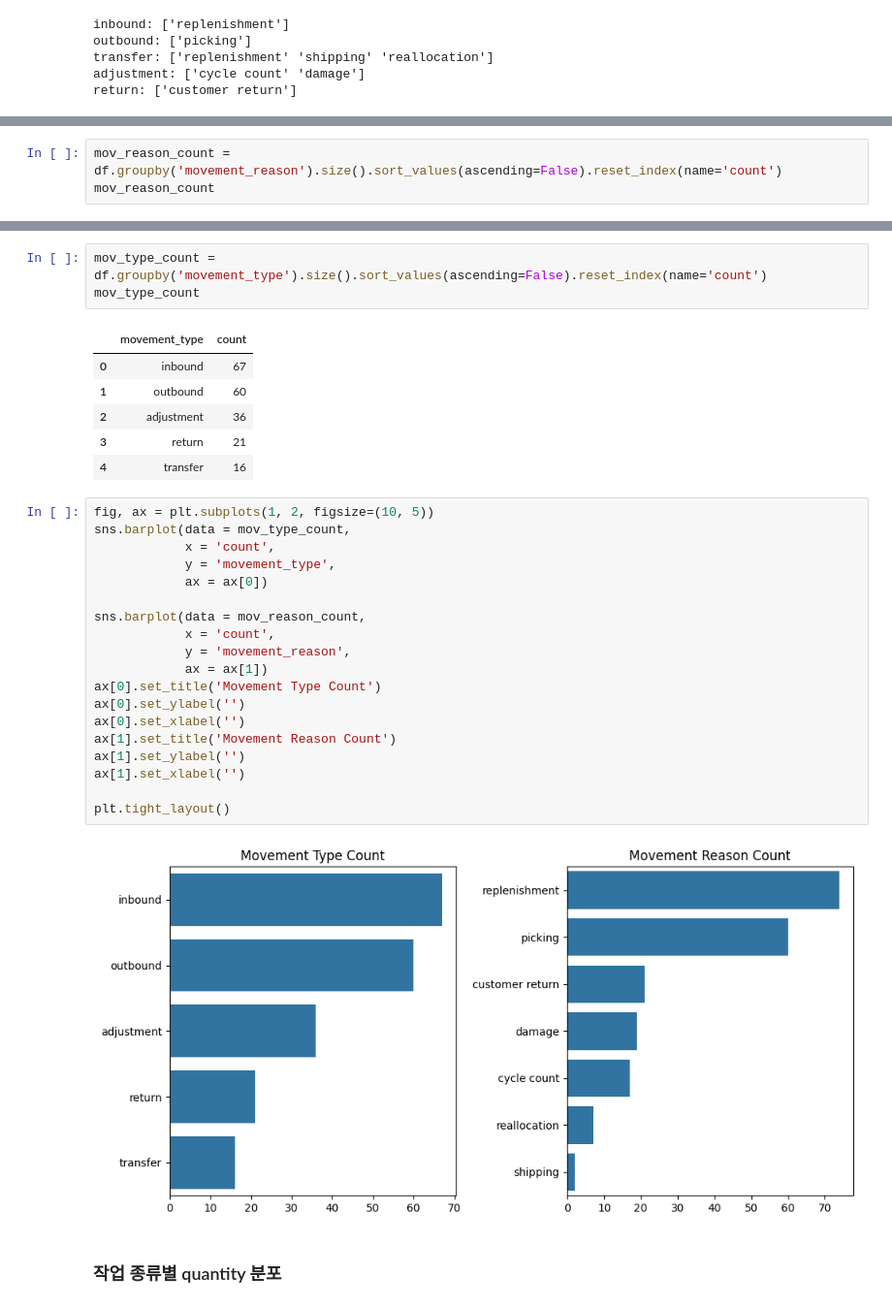
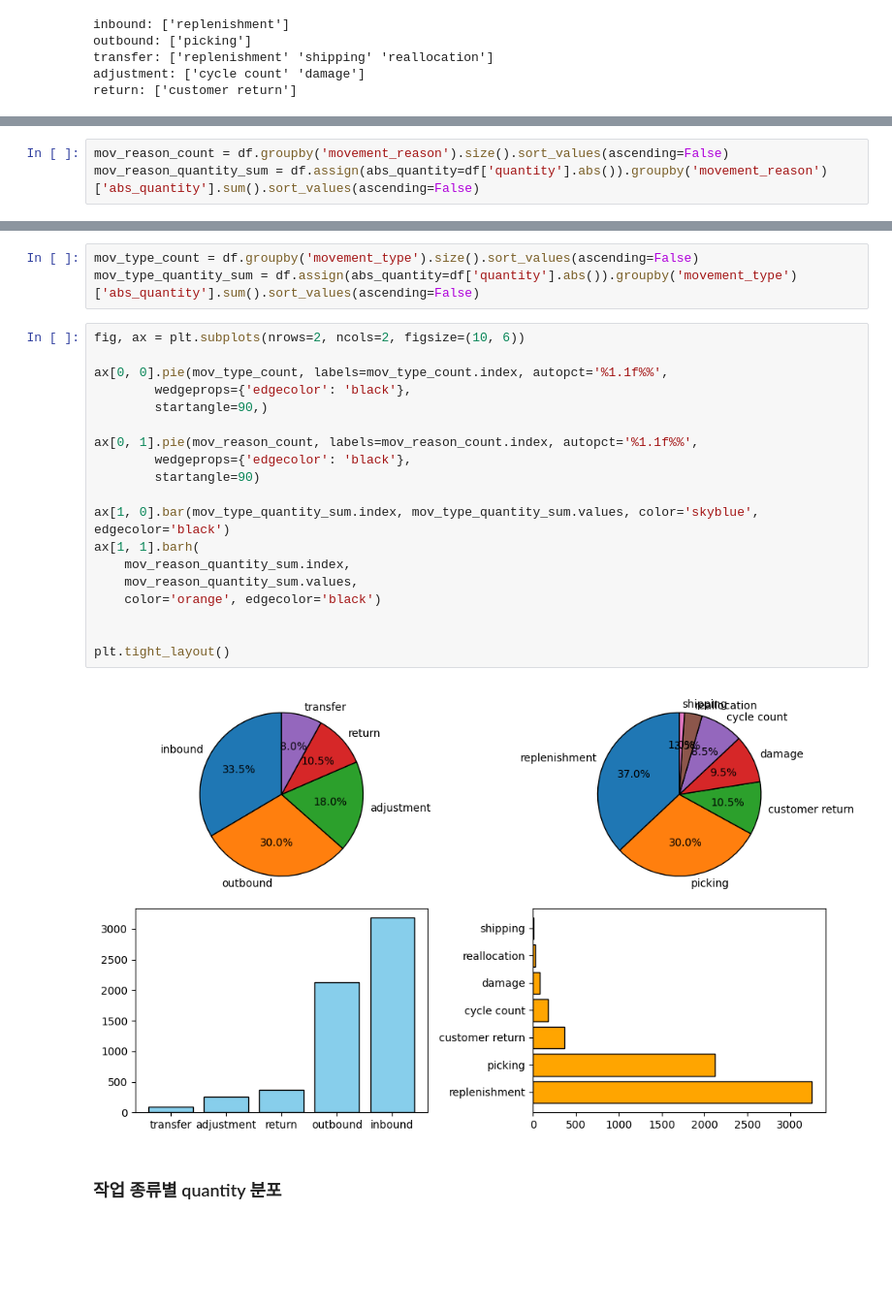
Before and after one commit to xo0ol/Exploratory-Logistics-Data-Analysis, a Jupyter notebook: inventory_exploration.ipynb, the cells around one changed output, grey strips where cells are left out. Shown: that part at 97% size. Cells and saved outputs as stored; diff of their text form; blank space fills up the shorter version.

```diff
--- a/inventory_exploration.ipynb
+++ b/inventory_exploration.ipynb
@@ -194,3 +229,3 @@ return: ['customer return']
 # %%
-mov_reason_count = df.groupby('movement_reason').size().sort_values(ascending=False).reset_index(name='count')
-mov_reason_count
+mov_reason_count = df.groupby('movement_reason').size().sort_values(ascending=False)
+mov_reason_quantity_sum = df.assign(abs_quantity=df['quantity'].abs()).groupby('movement_reason')['abs_quantity'].sum().sort_values(ascending=False)
@@ -206,34 +232,27 @@ mov_reason_count
 # %%
-mov_type_count = df.groupby('movement_type').size().sort_values(ascending=False).reset_index(name='count')
-mov_type_count
+mov_type_count = df.groupby('movement_type').size().sort_values(ascending=False)
+mov_type_quantity_sum = df.assign(abs_quantity=df['quantity'].abs()).groupby('movement_type')['abs_quantity'].sum().sort_values(ascending=False)
-# %% [output]
-|  | movement_type | count |
-| 0 | inbound | 67 |
-| 1 | outbound | 60 |
-| 2 | adjustment | 36 |
-| 3 | return | 21 |
-| 4 | transfer | 16 |
-# %%
-fig, ax = plt.subplots(1, 2, figsize=(10, 5))
-sns.barplot(data = mov_type_count,
-            x = 'count',
-            y = 'movement_type',
-            ax = ax[0])
-
-sns.barplot(data = mov_reason_count,
-            x = 'count',
-            y = 'movement_reason',
-            ax = ax[1])
-ax[0].set_title('Movement Type Count')
-ax[0].set_ylabel('')
-ax[0].set_xlabel('')
-ax[1].set_title('Movement Reason Count')
-ax[1].set_ylabel('')
-ax[1].set_xlabel('')
-
-plt.tight_layout()
-# %% [output]
-[figure, removed]
+# %%
+fig, ax = plt.subplots(nrows=2, ncols=2, figsize=(10, 6))
+
+ax[0, 0].pie(mov_type_count, labels=mov_type_count.index, autopct='%1.1f%%',
+        wedgeprops={'edgecolor': 'black'},
+        startangle=90,)
+
+ax[0, 1].pie(mov_reason_count, labels=mov_reason_count.index, autopct='%1.1f%%',
+        wedgeprops={'edgecolor': 'black'},
+        startangle=90)
+
+ax[1, 0].bar(mov_type_quantity_sum.index, mov_type_quantity_sum.values, color='skyblue', edgecolor='black')
+ax[1, 1].barh(
+    mov_reason_quantity_sum.index,
+    mov_reason_quantity_sum.values,
+    color='orange', edgecolor='black')
+
+
+plt.tight_layout()
+# %% [output]
+[figure, added]
 # %% [markdown]
 ### 작업 종류별 quantity 분포
 # %%
```
Also changed, not shown: parts of 19 cells of this notebook.
